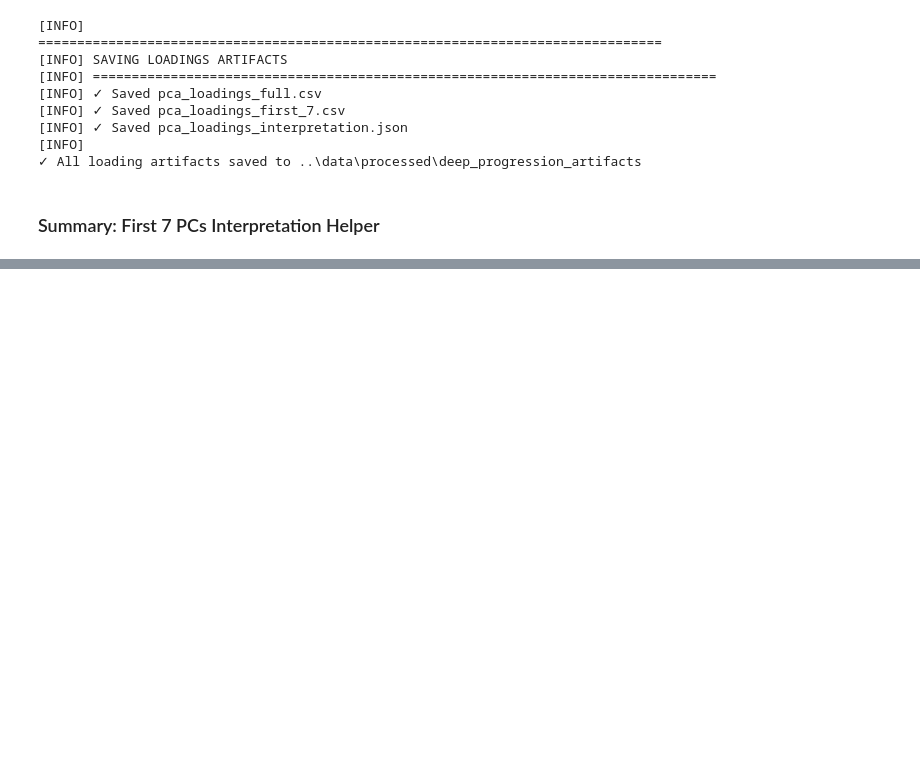
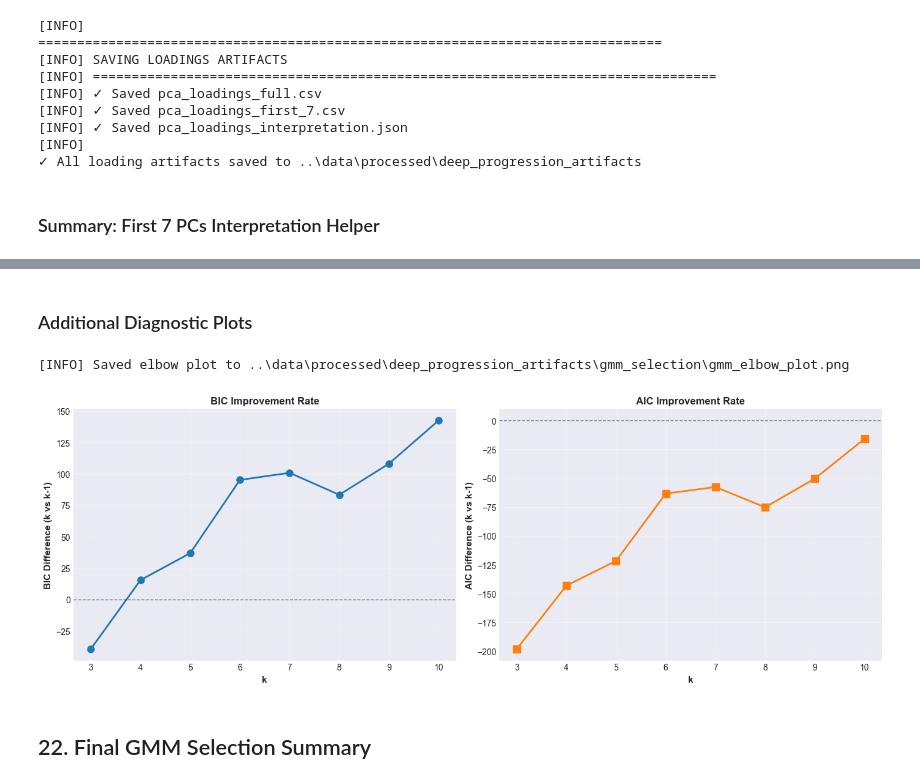
Before and after one commit to Eugenia148/ISAC2025, a Jupyter notebook: notebooks/deep_progression_pca_variance.ipynb, the cells around one changed output, grey strips where cells are left out. Drawn from its saved outputs; the diff is of its cells as text; code cells hidden in the pictures; blank space fills up the shorter version.

```diff
--- a/notebooks/deep_progression_pca_variance.ipynb
+++ b/notebooks/deep_progression_pca_variance.ipynb
@@ -1431,0 +1728,52 @@ PC1 (24.1% variance):
+# %% [markdown]
+### Additional Diagnostic Plots
+# %%
+def plot_elbow_method(results_df, save_path=None):
+    """
+    Create elbow plot showing rate of BIC/AIC improvement.
+    """
+    fig, axes = plt.subplots(1, 2, figsize=(14, 5))
+
+    k_vals = results_df['k'].values
+
+    # BIC elbow
+    ax = axes[0]
+    bic_vals = results_df['BIC'].values
+    bic_diff = np.diff(bic_vals)
+
+    ax.plot(k_vals[1:], bic_diff, marker='o', linewidth=2, markersize=8, color='#1f77b4')
+    ax.axhline(y=0, color='black', linestyle='--', linewidth=1, alpha=0.5)
+    ax.set_xlabel('k', fontsize=11, fontweight='bold')
+    ax.set_ylabel('BIC Difference (k vs k-1)', fontsize=11, fontweight='bold')
+    ax.set_title('BIC Improvement Rate', fontsize=12, fontweight='bold')
+    ax.grid(True, alpha=0.3)
+    ax.set_xticks(k_vals[1:])
+
+    # AIC elbow
+    ax = axes[1]
+    aic_vals = results_df['AIC'].values
+    aic_diff = np.diff(aic_vals)
+
+    ax.plot(k_vals[1:], aic_diff, marker='s', linewidth=2, markersize=8, color='#ff7f0e')
+    ax.axhline(y=0, color='black', linestyle='--', linewidth=1, alpha=0.5)
+    ax.set_xlabel('k', fontsize=11, fontweight='bold')
+    ax.set_ylabel('AIC Difference (k vs k-1)', fontsize=11, fontweight='bold')
+    ax.set_title('AIC Improvement Rate', fontsize=12, fontweight='bold')
+    ax.grid(True, alpha=0.3)
+    ax.set_xticks(k_vals[1:])
+
+    plt.tight_layout()
+
+    if save_path:
+        plt.savefig(save_path, dpi=150, bbox_inches='tight')
+        log_message(f"Saved elbow plot to {save_path}")
+
+    plt.show()
+
+# Generate elbow plot
+plot_elbow_method(gmm_results_df, save_path=gmm_selection_dir / "gmm_elbow_plot.png")
+# %% [output]
+[INFO] Saved elbow plot to ..\data\processed\deep_progression_artifacts\gmm_selection\gmm_elbow_plot.png
+[figure, added]
+# %% [markdown]
+## 22. Final GMM Selection Summary
```
Also changed, not shown: parts of 53 cells of this notebook, 9 other files.
